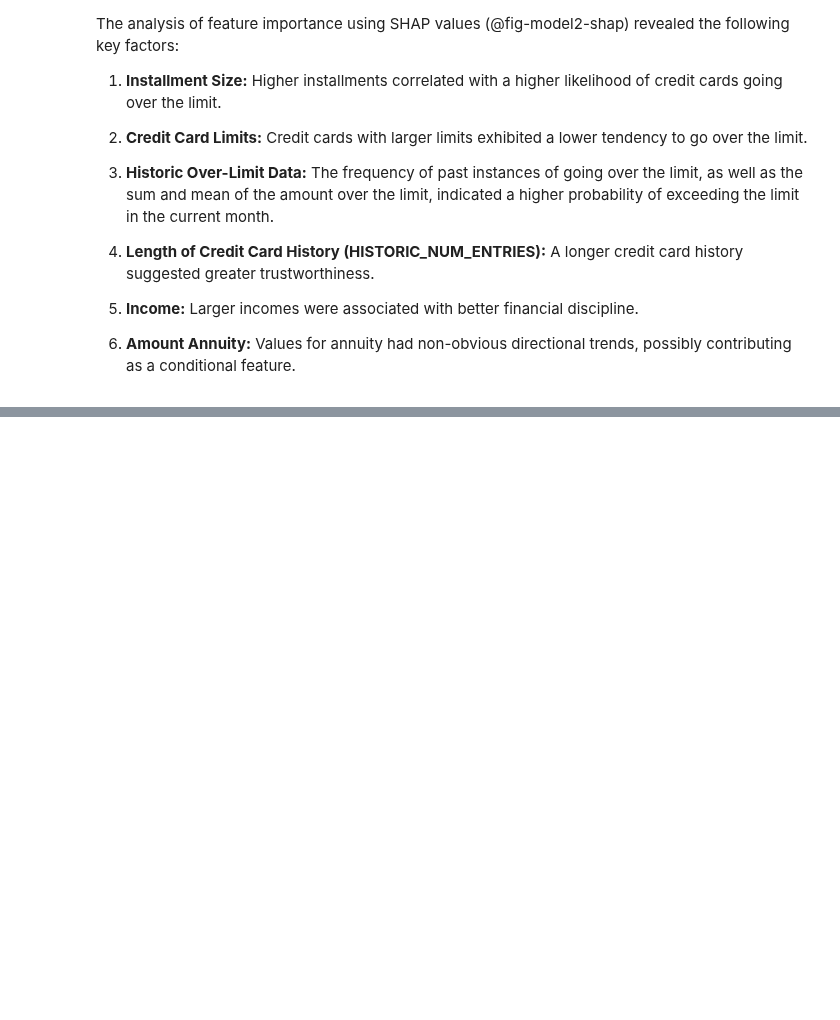
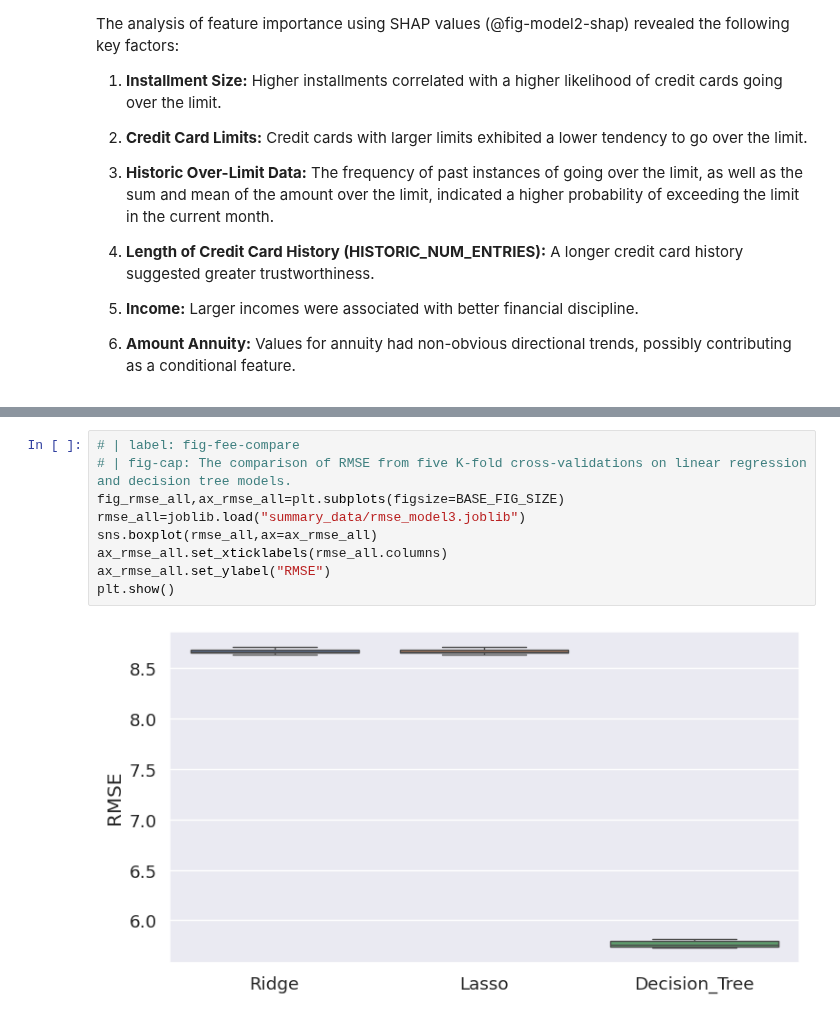
Before and after one commit to gediminas-skvarnavicius/home-credit-group-ml, a Jupyter notebook: summary.ipynb, the cells around one changed output, grey strips where cells are left out. Saved outputs shown, nothing was run; the diff lists cells and outputs as text; blank space fills up the shorter version.

Commit message:
finished summary

```diff
--- a/summary.ipynb
+++ b/summary.ipynb
@@ -583,0 +632,11 @@ shap.summary_plot(
+# %%
+# | label: fig-fee-compare
+# | fig-cap: The comparison of RMSE from five K-fold cross-validations on linear regression and decision tree models.
+fig_rmse_all,ax_rmse_all=plt.subplots(figsize=BASE_FIG_SIZE)
+rmse_all=joblib.load("summary_data/rmse_model3.joblib")
+sns.boxplot(rmse_all,ax=ax_rmse_all)
+ax_rmse_all.set_xticklabels(rmse_all.columns)
+ax_rmse_all.set_ylabel("RMSE")
+plt.show()
+# %% [output]
+[figure, added]
```
Also changed, not shown: parts of 21 cells of this notebook, 8 other files.
